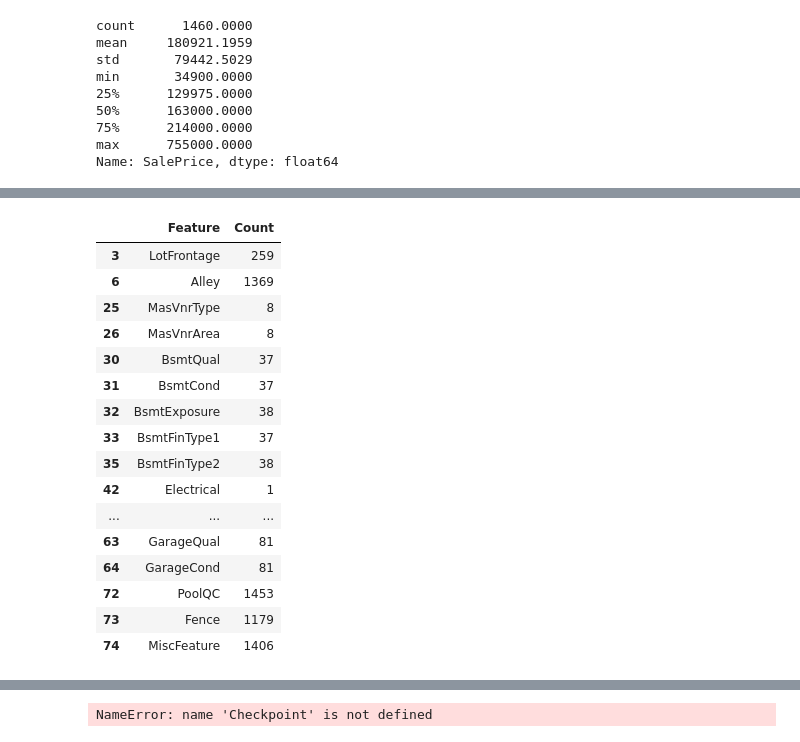
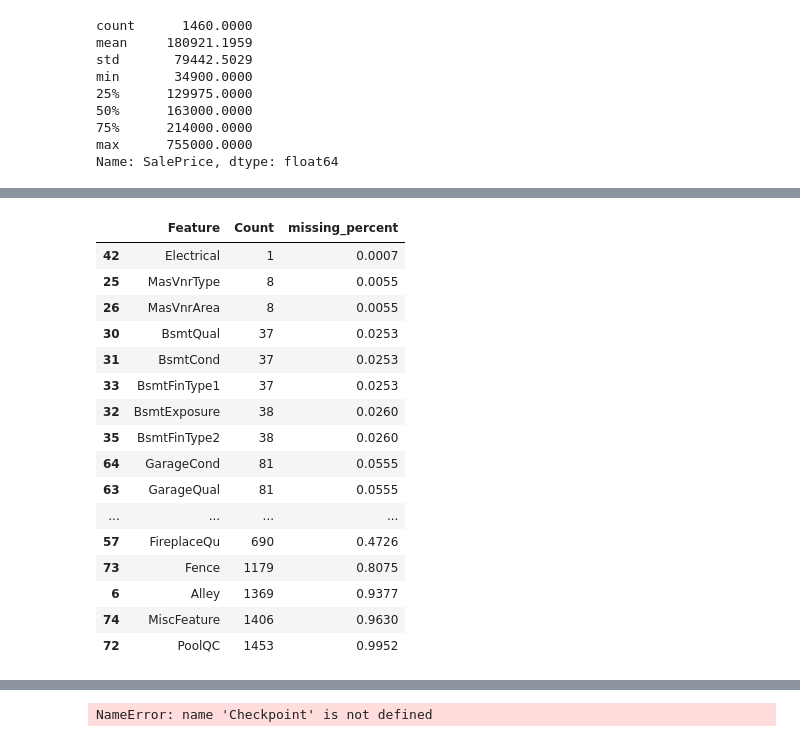
Before and after one commit to krishnamohan-seelam/MachineLearning, a Jupyter notebook: AnacondaProjects/Visualization/Visualization_IOWAHousing.ipynb, the cells around one changed output, grey strips where cells are left out. Saved outputs shown, nothing was run; the diff lists cells and outputs as text; code cells hidden in the pictures.

```diff
--- a/AnacondaProjects/Visualization/Visualization_IOWAHousing.ipynb
+++ b/AnacondaProjects/Visualization/Visualization_IOWAHousing.ipynb
@@ -60,22 +110,24 @@ Name: SalePrice, dtype: float64
 # %%
 missing_df =train_dataset.isnull().sum().to_frame().reset_index()
 missing_df = missing_df.rename(columns= {0: 'Count','index':'Feature'})
-missing_df[missing_df['Count']!=0]
+train_missing_df = missing_df[missing_df['Count']!=0]
+train_missing_df['missing_percent'] =missing_df['Count']/train_dataset.shape[0]
+train_missing_df.sort_values(by=['missing_percent'])
 # %% [output]
-|  | Feature | Count |
-| 3 | LotFrontage | 259 |
-| 6 | Alley | 1369 |
-| 25 | MasVnrType | 8 |
-| 26 | MasVnrArea | 8 |
-| 30 | BsmtQual | 37 |
-| 31 | BsmtCond | 37 |
-| 32 | BsmtExposure | 38 |
-| 33 | BsmtFinType1 | 37 |
-| 35 | BsmtFinType2 | 38 |
-| 42 | Electrical | 1 |
-| ... | ... | ... |
-| 63 | GarageQual | 81 |
-| 64 | GarageCond | 81 |
-| 72 | PoolQC | 1453 |
-| 73 | Fence | 1179 |
-| 74 | MiscFeature | 1406 |
+|  | Feature | Count | missing_percent |
+| 42 | Electrical | 1 | 0.0007 |
+| 25 | MasVnrType | 8 | 0.0055 |
+| 26 | MasVnrArea | 8 | 0.0055 |
+| 30 | BsmtQual | 37 | 0.0253 |
+| 31 | BsmtCond | 37 | 0.0253 |
+| 33 | BsmtFinType1 | 37 | 0.0253 |
+| 32 | BsmtExposure | 38 | 0.0260 |
+| 35 | BsmtFinType2 | 38 | 0.0260 |
+| 64 | GarageCond | 81 | 0.0555 |
+| 63 | GarageQual | 81 | 0.0555 |
+| ... | ... | ... | ... |
+| 57 | FireplaceQu | 690 | 0.4726 |
+| 73 | Fence | 1179 | 0.8075 |
+| 6 | Alley | 1369 | 0.9377 |
+| 74 | MiscFeature | 1406 | 0.9630 |
+| 72 | PoolQC | 1453 | 0.9952 |
```
Also changed, not shown: parts of 24 cells of this notebook, 1 other file.
